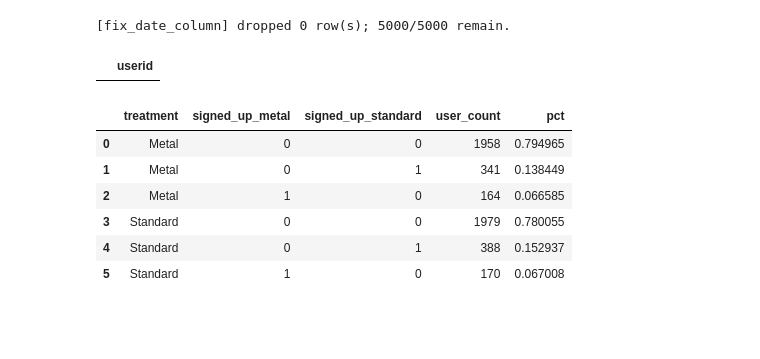
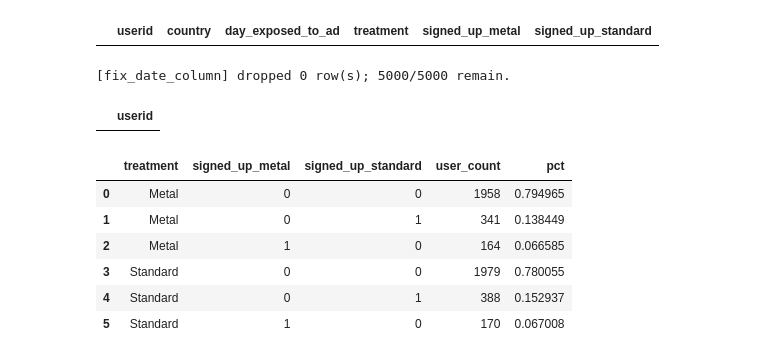
Before and after one commit to korcankomili/n26case, a Jupyter notebook: backup/task_b_back.ipynb, the cells around one changed output. Cells and saved outputs as stored; diff of their text form; code cells hidden in the pictures; blank space fills up the shorter version.

```diff
--- a/solutions/task_b.ipynb
+++ b/backup/task_b_back.ipynb
@@ -22,6 +22,14 @@ experiment.head()
 | 2 | 3d03c163-d14b-49da-873a-a54cc3b400e3 | Italy | 2017-03-24 | Metal | 0 | 1 |
 | 3 | 3acb5a84-4375-405b-9a8b-bfb8979ab9bc | Spain | 2017-03-06 | Standard | 0 | 1 |
 | 4 | 1b488764-6874-4483-8e70-815feb07b154 | Italy | 2017-03-03 | Metal | 0 | 0 |
+# %%
+duckdb.query("""
+    select *
+    from experiment
+    where signed_up_metal = 1 and signed_up_standard = 1
+""").to_df()
+# %% [output]
+|  | userid | country | day_exposed_to_ad | treatment | signed_up_metal | signed_up_standard |
 # %%
 date_clean = fix_date_column(experiment, 'day_exposed_to_ad')
 # %% [output]
```
Also changed, not shown: parts of 1 cell of this notebook, 1 other file.
